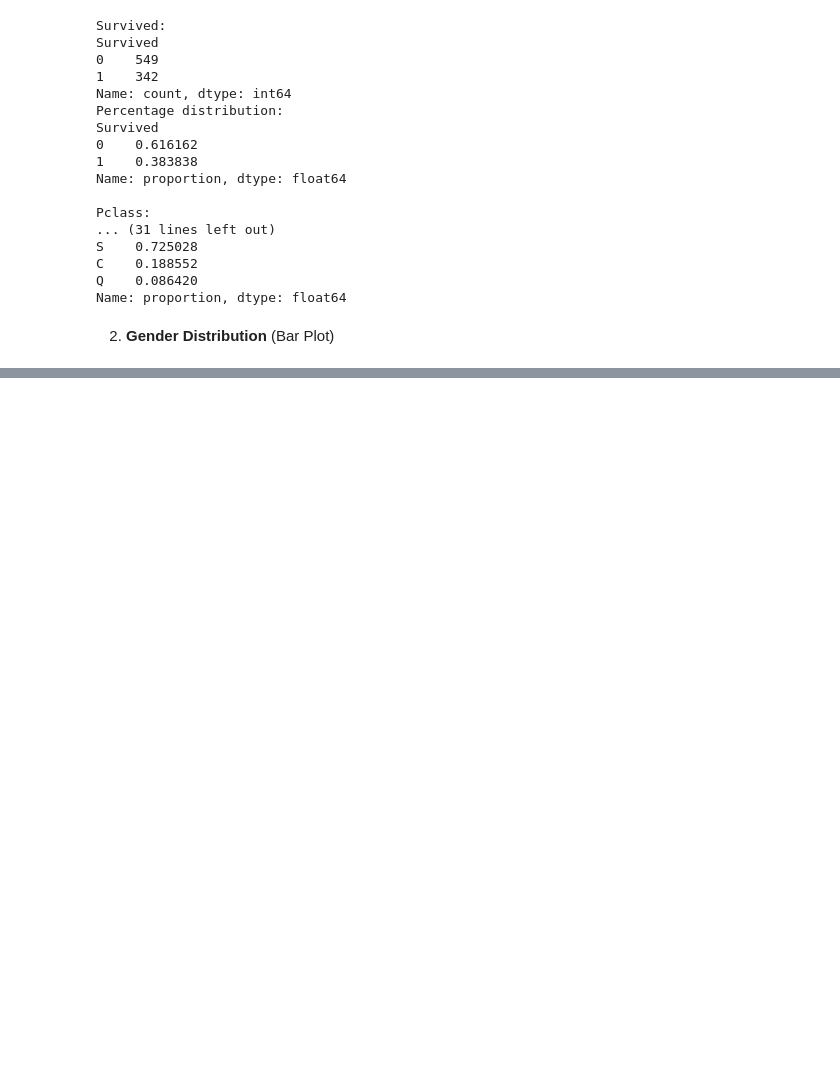
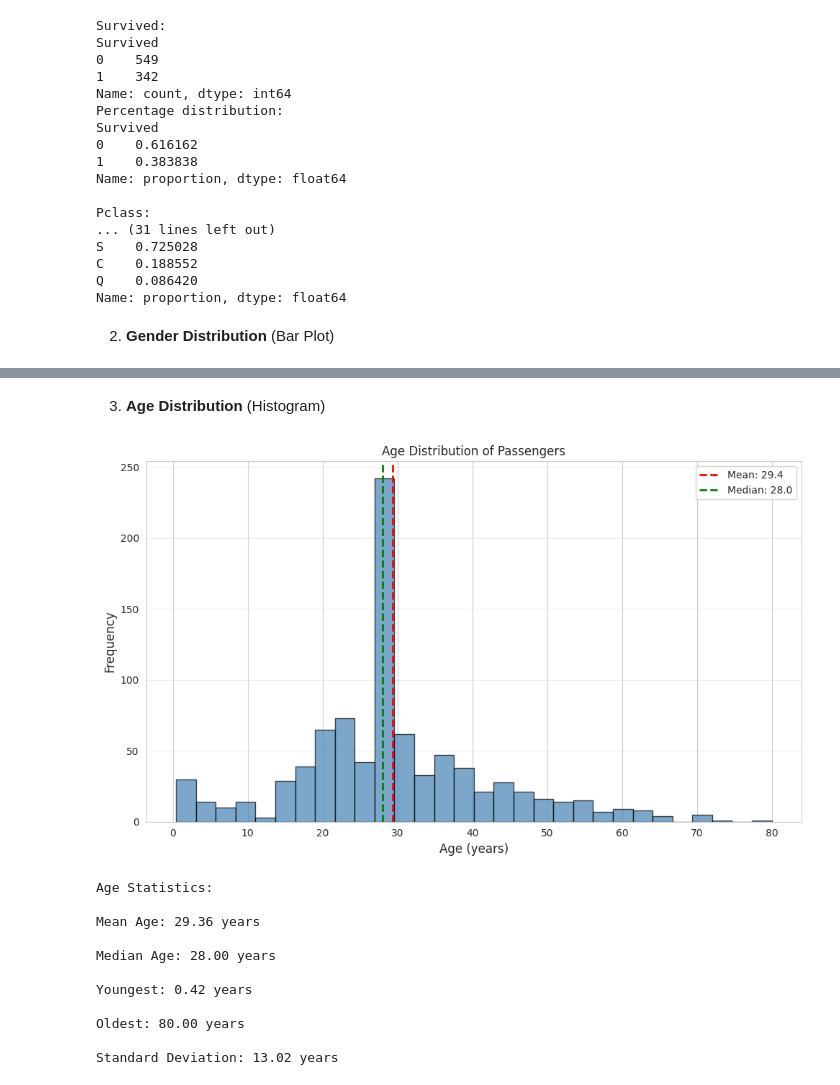
Before and after one commit to nanishat/EDA-Titanic, a Jupyter notebook: exploratory_data_analysis.ipynb, the cells around one changed output, grey strips where cells are left out. Saved outputs shown, nothing was run; the diff lists cells and outputs as text; code cells hidden in the pictures; blank space fills up the shorter version.

Commit message:
Age Distribution (Histogram)

```diff
--- a/exploratory_data_analysis.ipynb
+++ b/exploratory_data_analysis.ipynb
@@ -422,0 +429,38 @@ plt.show()
+# %% [markdown]
+3. **Age Distribution** (Histogram)
+# %%
+# Histogram setup
+
+plt.figure(figsize=(10, 6))
+plt.hist(train['Age'].dropna(), bins=30, color='steelblue', edgecolor='black', alpha=0.7)
+plt.title('Age Distribution of Passengers', fontsize=12, fontweight=12)
+plt.xlabel('Age (years)', fontsize=12)
+plt.ylabel('Frequency', fontsize=12)
+plt.axvline(train['Age'].mean(), color='red', linestyle='--', linewidth=2, label=f'Mean: {train["Age"].mean():.1f}')
+plt.axvline(train['Age'].median(), color='green', linestyle='--', linewidth=2, label=f'Median: {train["Age"].median():.1f}')
+plt.legend()
+plt.grid(axis='y', alpha=0.3)
+plt.tight_layout()
+plt.show()
+
+# Age statistics
+
+print(f"\nAge Statistics:")
+print(f"\nMean Age: {train['Age'].mean():.2f} years")
+print(f"\nMedian Age: {train['Age'].median():.2f} years")
+print(f"\nYoungest: {train['Age'].min():.2f} years")
+print(f"\nOldest: {train['Age'].max():.2f} years")
+print(f"\nStandard Deviation: {train['Age'].std():.2f} years")
+# %% [output]
+[figure, added]
+Age Statistics:
+
+Mean Age: 29.36 years
+
+Median Age: 28.00 years
+
+Youngest: 0.42 years
+
+Oldest: 80.00 years
+
+Standard Deviation: 13.02 years
```
Also changed, not shown: parts of 1 cell of this notebook.
